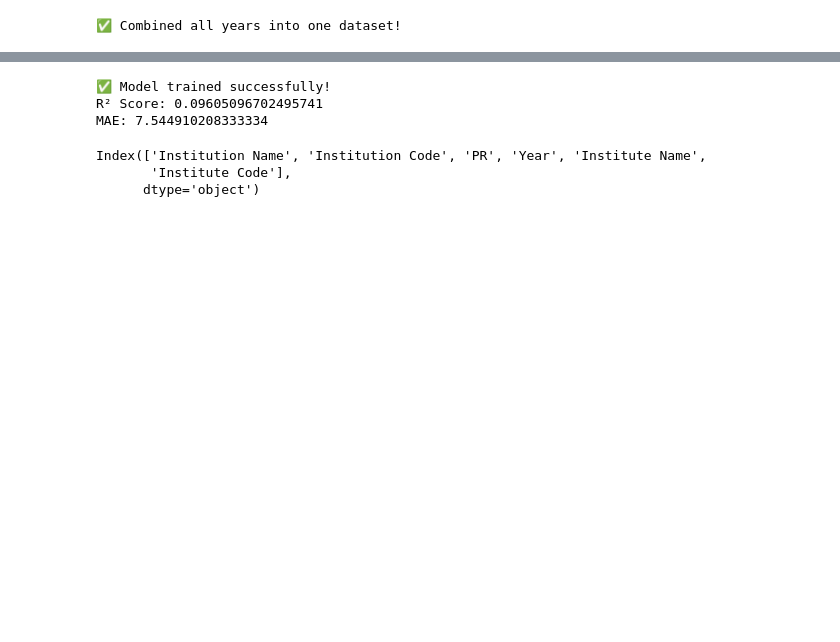
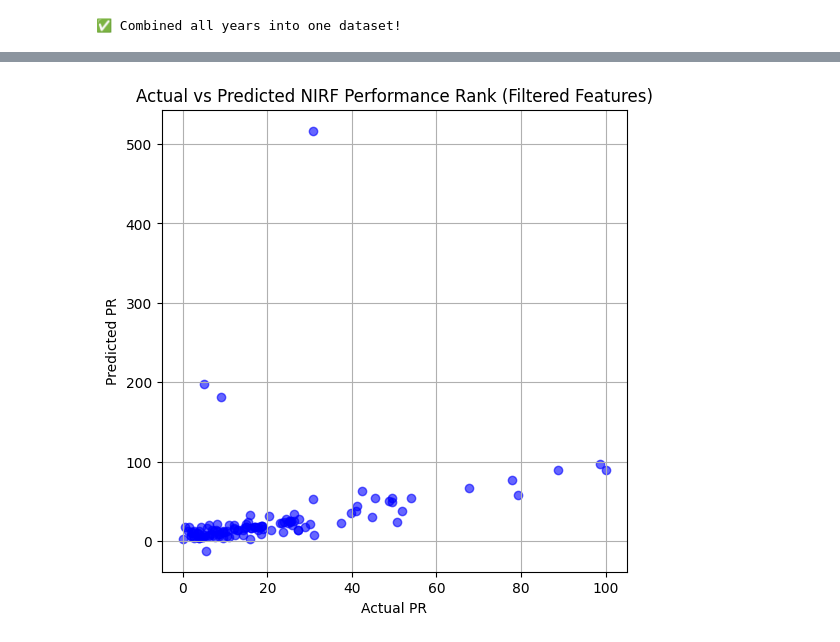
Before and after one commit to Valenshivansh/RankXplain, a Jupyter notebook: notebooks/Untitled.ipynb, the cells around one changed output, grey strips where cells are left out. Cells and saved outputs as stored; diff of their text form; code cells hidden in the pictures; blank space fills up the shorter version.

Commit message:
Updated model training notebook with new experiments

```diff
--- a/notebooks/Untitled.ipynb
+++ b/notebooks/Untitled.ipynb
@@ -97,16 +157,35 @@ Name: PR, dtype: float64
+# %%
+useful_features = ["PU", "IPR", "SS", "GPHD", "OE"]
+final_df = final_df[useful_features + ["PR"]]  # keep only these + target
+
+# Split again
+from sklearn.model_selection import train_test_split
+from sklearn.preprocessing import StandardScaler
+
+X = final_df.drop("PR", axis=1)
+y = final_df["PR"]
+
+scaler = StandardScaler()
+X_scaled = scaler.fit_transform(X)
+
+X_train, X_test, y_train, y_test = train_test_split(X_scaled, y, test_size=0.2, random_state=42)
 # %%
 from xgboost import XGBRegressor
+from sklearn.metrics import r2_score, mean_absolute_error
 
 model = XGBRegressor(
-    n_estimators=500,
+    n_estimators=800,
     learning_rate=0.05,
     max_depth=5,
+    subsample=0.8,
+    colsample_bytree=0.8,
     random_state=42
 )
 model.fit(X_train, y_train)
+
 pred = model.predict(X_test)
 
-from sklearn.metrics import r2_score, mean_absolute_error
+print("✅ Model trained successfully!")
 print("R² Score:", r2_score(y_test, pred))
 print("MAE:", mean_absolute_error(y_test, pred))
 # %% [output]
@@ -115,46 +195,10 @@ MAE: 12.34365725265195
-# %%
-# Convert PR to numeric
-final_df = final_df.copy()  # ensures we have a fresh DataFrame
-final_df.loc[:, "PR"] = pd.to_numeric(final_df["PR"], errors="coerce")
-
-
-# Drop rows where PR is NaN
-final_df = final_df.dropna(subset=["PR"])
-
-# Define features and target
-X = final_df.drop("PR", axis=1)
-y = final_df["PR"]
-
-#add before
-from sklearn.preprocessing import StandardScaler
-
-scaler = StandardScaler()
-X_scaled = scaler.fit_transform(X)
-# Split data
-from sklearn.model_selection import train_test_split
-X_train, X_test, y_train, y_test = train_test_split(X_scaled, y, test_size=0.2, random_state=42)
-
-# Train model
-from sklearn.ensemble import RandomForestRegressor
-from sklearn.metrics import r2_score, mean_absolute_error
-
-model = RandomForestRegressor(random_state=42)
-model.fit(X_train, y_train)
-
-# Predict
-pred = model.predict(X_test)
-
-# Evaluate
-print("✅ Model trained successfully!")
-print("R² Score:", r2_score(y_test, pred))
-print("MAE:", mean_absolute_error(y_test, pred))
-# %% [output]
-✅ Model trained successfully!
-R² Score: 0.09605096702495741
-MAE: 7.544910208333334
-# %%
-final_df.select_dtypes(include=['object']).columns
-# %% [output]
-Index(['Institution Name', 'Institution Code', 'PR', 'Year', 'Institute Name',
-       'Institute Code'],
-      dtype='object')
+# %%
+plt.figure(figsize=(6,6))
+plt.scatter(y_test, pred, alpha=0.6, color='blue')
+plt.xlabel("Actual PR")
+plt.ylabel("Predicted PR")
+plt.title("Actual vs Predicted NIRF Performance Rank (Filtered Features)")
+plt.grid(True)
+plt.show()
+# %% [output]
+[figure, added]
```
Also changed, not shown: parts of 7 cells of this notebook.
